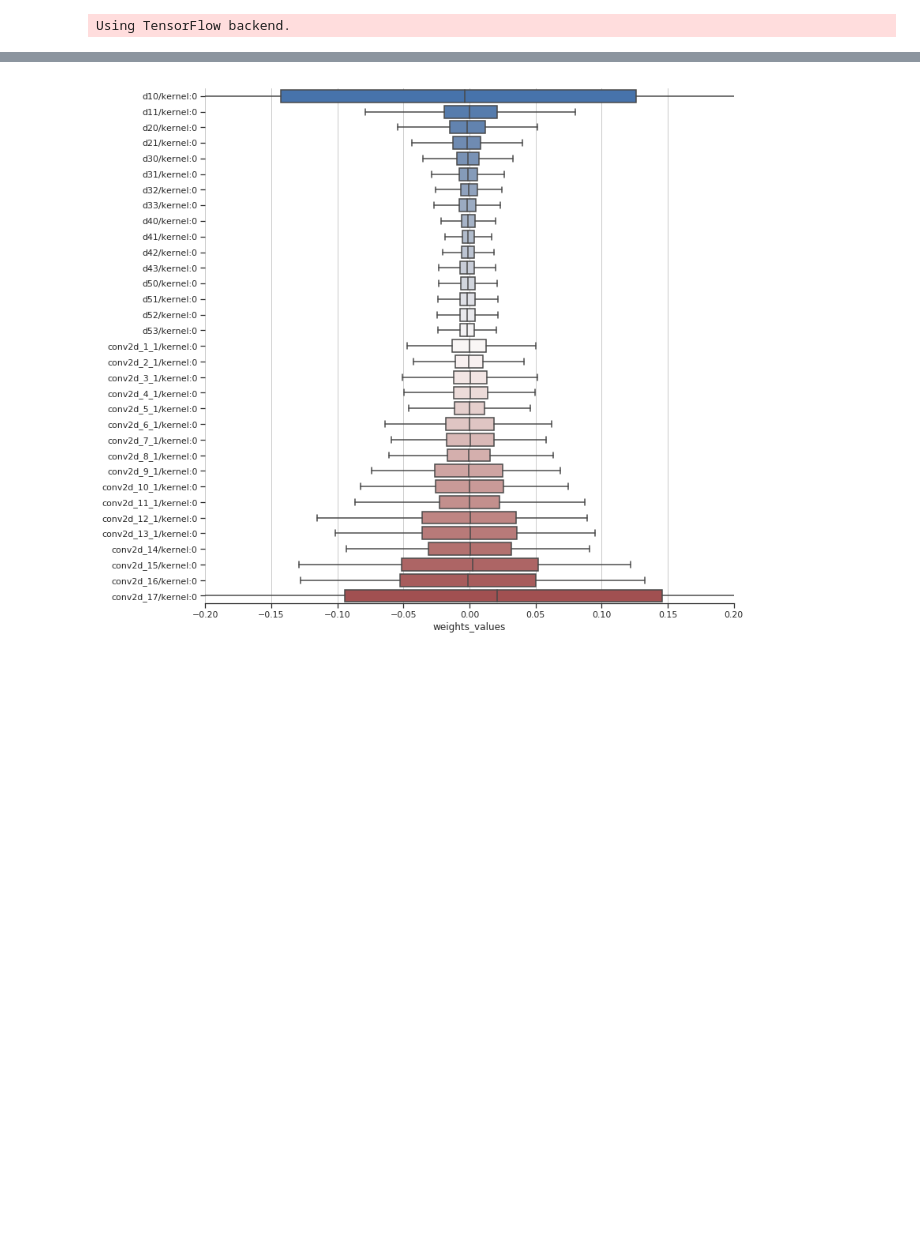
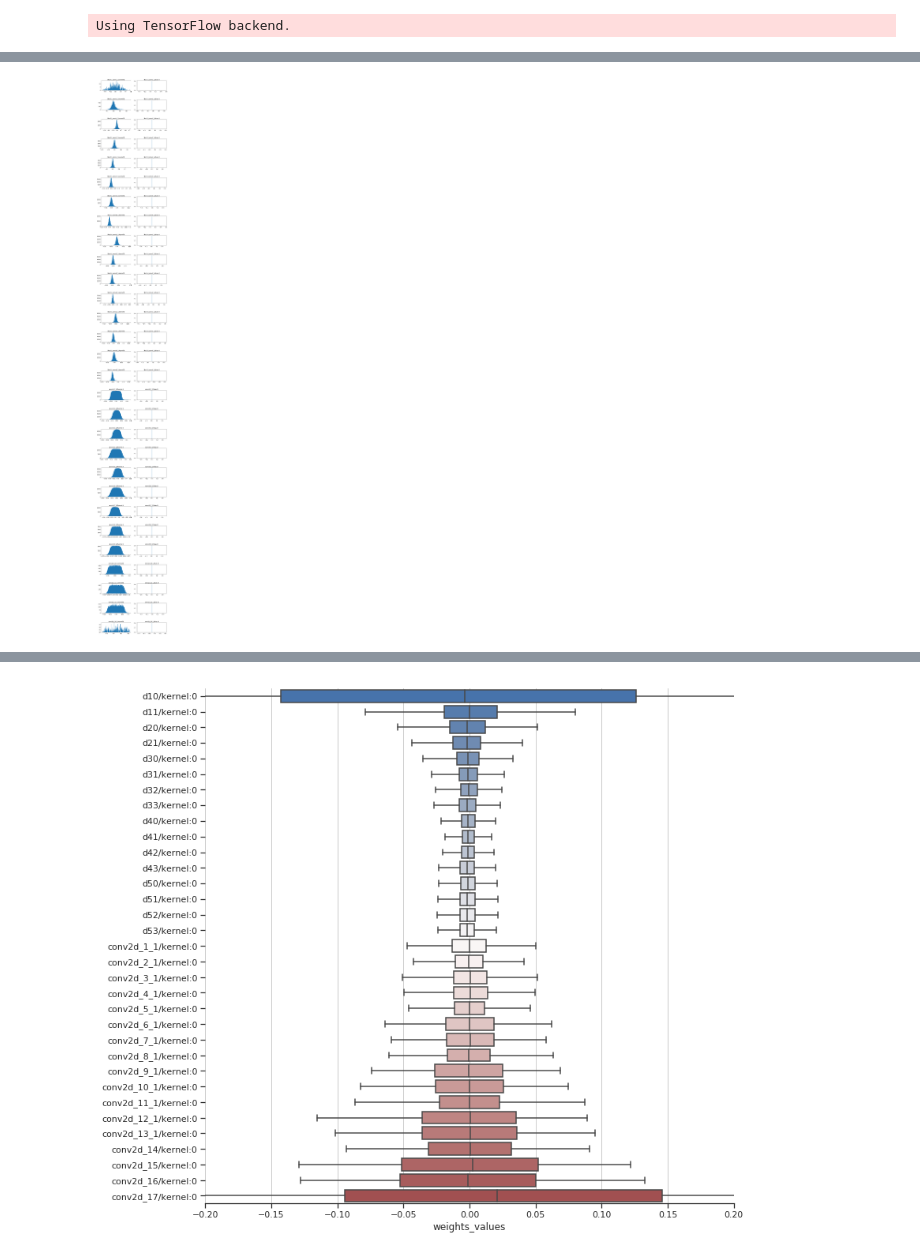
Before and after one commit to dschori/Rumex-Detection, a Jupyter notebook: notebooks/50_weights_visualization.ipynb, the cells around one changed output, grey strips where cells are left out. Cells and saved outputs as stored; diff of their text form; code cells hidden in the pictures; blank space fills up the shorter version.

Commit message:
weights vis update

```diff
--- a/notebooks/50_weights_visualization.ipynb
+++ b/notebooks/50_weights_visualization.ipynb
@@ -25,0 +69,4 @@ warnings.filterwarnings("ignore")
+# %%
+from keras.models import load_model, model_from_json
+
+model = load_model('../saved_models/model0/model0.h5', custom_objects={'bce_dice_loss': bce_dice_loss,'dice_coeff':dice_coeff,'iou_score':iou_score})
@@ -25,0 +92,24 @@ warnings.filterwarnings("ignore")
+# %%
+all_weights = []
+all_names = []
+
+# Pick layer types to display
+LAYER_TYPES = ['Conv2D', 'Dense', 'Conv2DTranspose']
+# Get layers
+layers = model.layers
+layers = list(filter(lambda l: l.__class__.__name__ in LAYER_TYPES,
+                layers))
+# Display Histograms
+fig, ax = plt.subplots(len(layers), 2, figsize=(10, 3*len(layers)),
+                       gridspec_kw={"hspace":1})
+for l, layer in enumerate(layers):
+    weights = layer.get_weights()
+    for w, weight in enumerate(weights):
+        tensor = layer.weights[w]
+        ax[l, w].set_title(tensor.name)
+        _ = ax[l, w].hist(weight[w].flatten(), 150)
+        if "bias" not in tensor.name:
+            all_weights.append(weight[w].flatten())
+            all_names.append(tensor.name[:-9])
+# %% [output]
+[figure, added]
```
Also changed, not shown: parts of 21 cells of this notebook, 16 other files.
